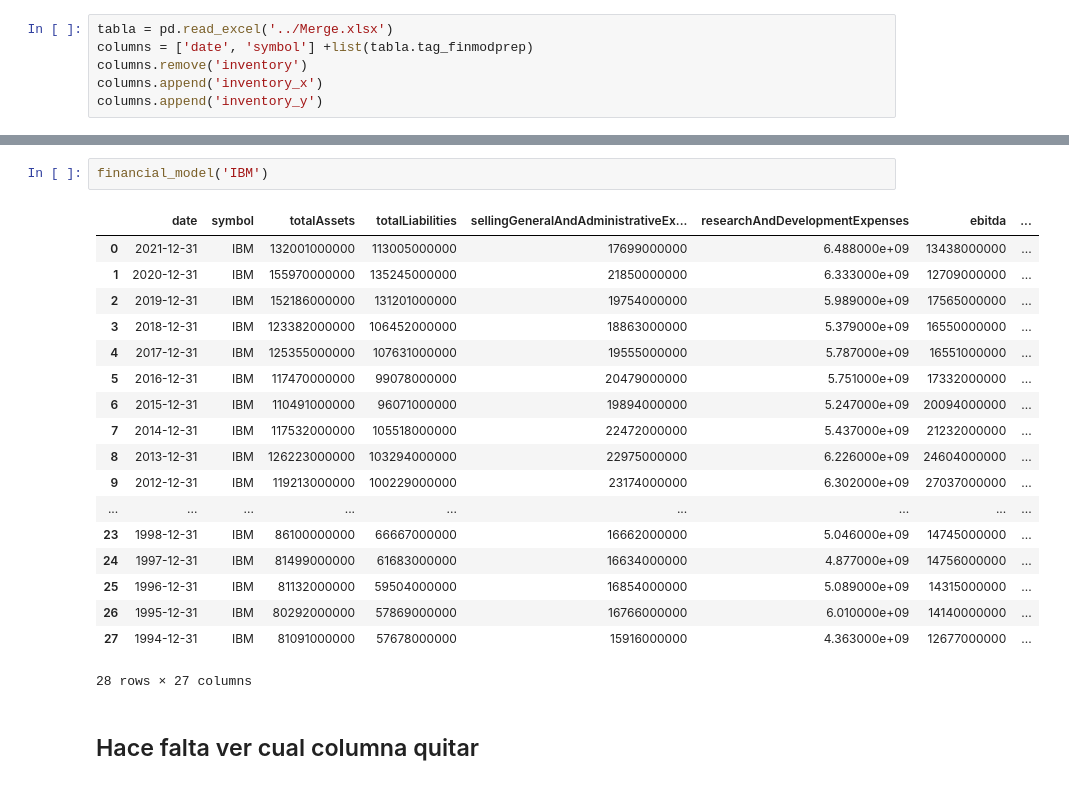
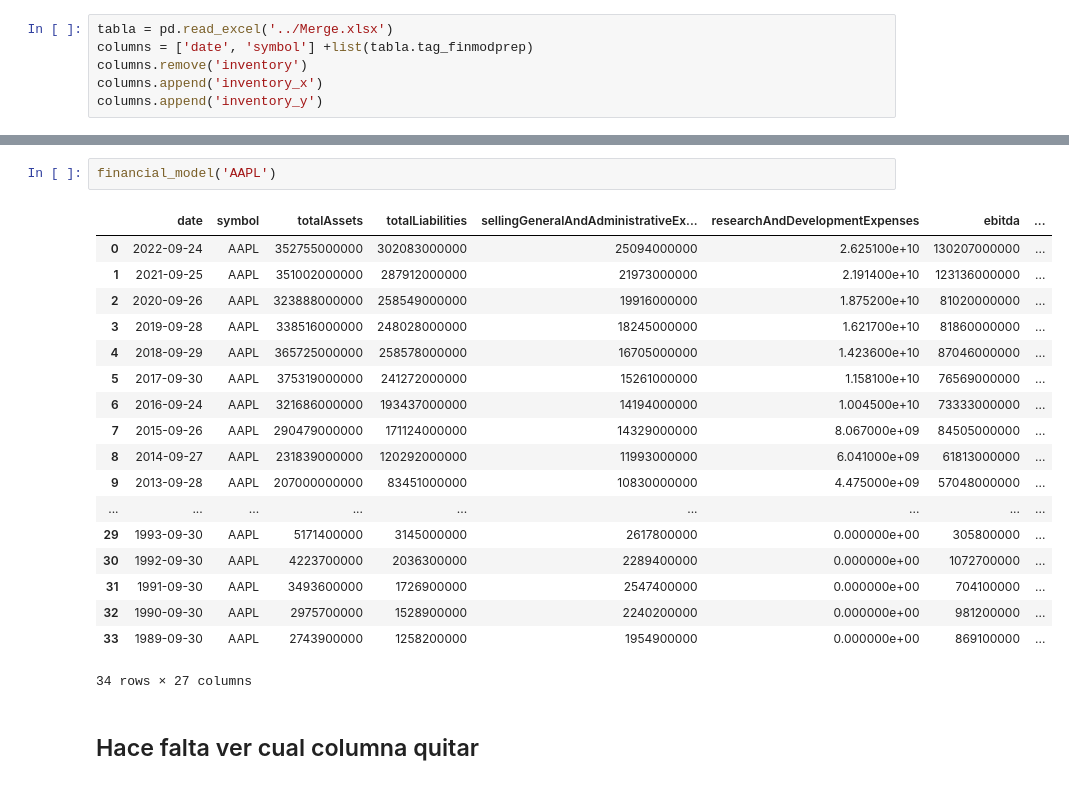
Before and after one commit to Aleengelstajn/Financial-APIs-Comparison-Python, a Jupyter notebook: API_downloads/FinancialModel.ipynb, the cells around one changed output, grey strips where cells are left out. Cells and saved outputs as stored; diff of their text form.

```diff
--- a/API_downloads/FinancialModel.ipynb
+++ b/API_downloads/FinancialModel.ipynb
@@ -67,26 +68,26 @@ def financial_model(ticker):
     df_final = df_final[columns]
     return df_final
 # %%
-financial_model('IBM')
+financial_model('AAPL')
 # %% [output]
 |  | date | symbol | totalAssets | totalLiabilities | sellingGeneralAndAdministrativeEx... | researchAndDevelopmentExpenses | ebitda | ... |
-| 0 | 2021-12-31 | IBM | 132001000000 | 113005000000 | 17699000000 | 6.488000e+09 | 13438000000 | ... |
-| 1 | 2020-12-31 | IBM | 155970000000 | 135245000000 | 21850000000 | 6.333000e+09 | 12709000000 | ... |
-| 2 | 2019-12-31 | IBM | 152186000000 | 131201000000 | 19754000000 | 5.989000e+09 | 17565000000 | ... |
-| 3 | 2018-12-31 | IBM | 123382000000 | 106452000000 | 18863000000 | 5.379000e+09 | 16550000000 | ... |
-| 4 | 2017-12-31 | IBM | 125355000000 | 107631000000 | 19555000000 | 5.787000e+09 | 16551000000 | ... |
-| 5 | 2016-12-31 | IBM | 117470000000 | 99078000000 | 20479000000 | 5.751000e+09 | 17332000000 | ... |
-| 6 | 2015-12-31 | IBM | 110491000000 | 96071000000 | 19894000000 | 5.247000e+09 | 20094000000 | ... |
-| 7 | 2014-12-31 | IBM | 117532000000 | 105518000000 | 22472000000 | 5.437000e+09 | 21232000000 | ... |
-| 8 | 2013-12-31 | IBM | 126223000000 | 103294000000 | 22975000000 | 6.226000e+09 | 24604000000 | ... |
-| 9 | 2012-12-31 | IBM | 119213000000 | 100229000000 | 23174000000 | 6.302000e+09 | 27037000000 | ... |
+| 0 | 2022-09-24 | AAPL | 352755000000 | 302083000000 | 25094000000 | 2.625100e+10 | 130207000000 | ... |
+| 1 | 2021-09-25 | AAPL | 351002000000 | 287912000000 | 21973000000 | 2.191400e+10 | 123136000000 | ... |
+| 2 | 2020-09-26 | AAPL | 323888000000 | 258549000000 | 19916000000 | 1.875200e+10 | 81020000000 | ... |
+| 3 | 2019-09-28 | AAPL | 338516000000 | 248028000000 | 18245000000 | 1.621700e+10 | 81860000000 | ... |
+| 4 | 2018-09-29 | AAPL | 365725000000 | 258578000000 | 16705000000 | 1.423600e+10 | 87046000000 | ... |
+| 5 | 2017-09-30 | AAPL | 375319000000 | 241272000000 | 15261000000 | 1.158100e+10 | 76569000000 | ... |
+| 6 | 2016-09-24 | AAPL | 321686000000 | 193437000000 | 14194000000 | 1.004500e+10 | 73333000000 | ... |
+| 7 | 2015-09-26 | AAPL | 290479000000 | 171124000000 | 14329000000 | 8.067000e+09 | 84505000000 | ... |
+| 8 | 2014-09-27 | AAPL | 231839000000 | 120292000000 | 11993000000 | 6.041000e+09 | 61813000000 | ... |
+| 9 | 2013-09-28 | AAPL | 207000000000 | 83451000000 | 10830000000 | 4.475000e+09 | 57048000000 | ... |
 | ... | ... | ... | ... | ... | ... | ... | ... | ... |
-| 23 | 1998-12-31 | IBM | 86100000000 | 66667000000 | 16662000000 | 5.046000e+09 | 14745000000 | ... |
-| 24 | 1997-12-31 | IBM | 81499000000 | 61683000000 | 16634000000 | 4.877000e+09 | 14756000000 | ... |
-| 25 | 1996-12-31 | IBM | 81132000000 | 59504000000 | 16854000000 | 5.089000e+09 | 14315000000 | ... |
-| 26 | 1995-12-31 | IBM | 80292000000 | 57869000000 | 16766000000 | 6.010000e+09 | 14140000000 | ... |
-| 27 | 1994-12-31 | IBM | 81091000000 | 57678000000 | 15916000000 | 4.363000e+09 | 12677000000 | ... |
+| 29 | 1993-09-30 | AAPL | 5171400000 | 3145000000 | 2617800000 | 0.000000e+00 | 305800000 | ... |
+| 30 | 1992-09-30 | AAPL | 4223700000 | 2036300000 | 2289400000 | 0.000000e+00 | 1072700000 | ... |
+| 31 | 1991-09-30 | AAPL | 3493600000 | 1726900000 | 2547400000 | 0.000000e+00 | 704100000 | ... |
+| 32 | 1990-09-30 | AAPL | 2975700000 | 1528900000 | 2240200000 | 0.000000e+00 | 981200000 | ... |
+| 33 | 1989-09-30 | AAPL | 2743900000 | 1258200000 | 1954900000 | 0.000000e+00 | 869100000 | ... |
-28 rows × 27 columns
+34 rows × 27 columns
 # %% [markdown]
 ## Hace falta ver cual columna quitar
 # %%
```
Also changed, not shown: parts of 1 cell of this notebook, 4 other files.
